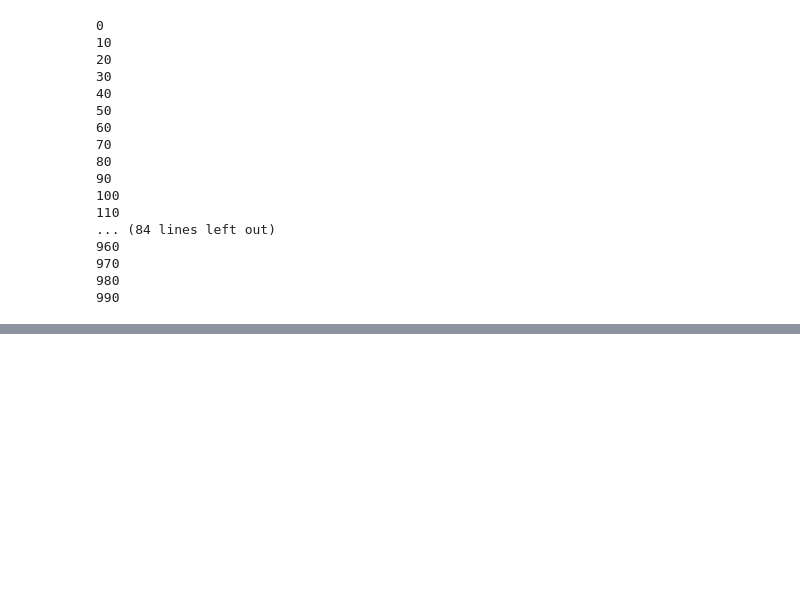
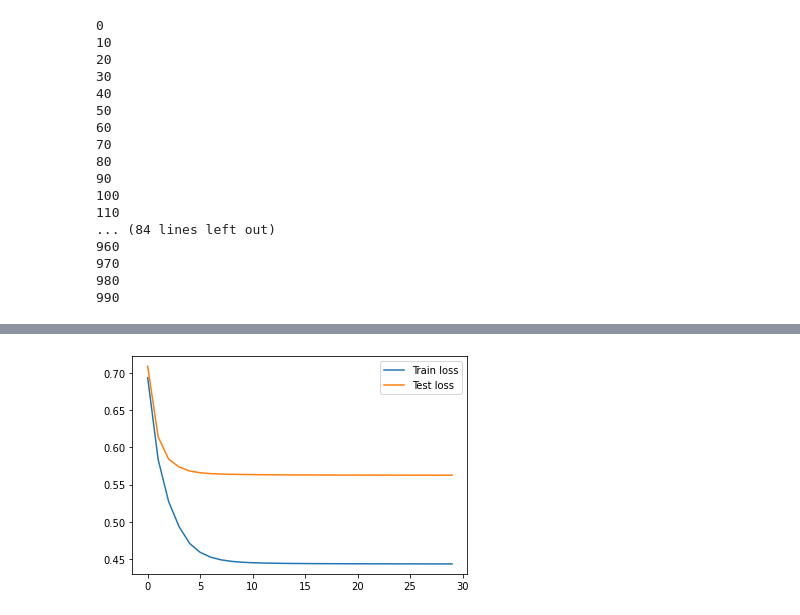
Before and after one commit to grizztastic/projects, a Jupyter notebook: Recommender_Systems/Recommender_Systems_MovieLens.ipynb, the cells around one changed output, grey strips where cells are left out. Cells and saved outputs as stored; diff of their text form; code cells hidden in the pictures; blank space fills up the shorter version.

Commit message:
Added code for matrix factorization of the dataset for prediction purposes and calculating training and test loss.

```diff
--- a/Recommender_Systems/Recommender_Systems_MovieLens.ipynb
+++ b/Recommender_Systems/Recommender_Systems_MovieLens.ipynb
@@ -922,0 +1041,39 @@ Test_MSE_Item:  0.5737441785479928
+# %%
+def loss_function(movie2user):
+    """This function calculates the mean squared error based on the ratings prediction value and the actual rating value"""
+    num_users = 0
+    sum_squared_error = 0
+    for movie_id, (user_ids, ratings) in movie2user.items():
+        user_ids_mapped = [user_dict_mapping[user] for user in user_ids] # acquire the mapped user_id list
+        movie_id_mapped = movie_dict_mapping[movie_id] # acquire the mapped movie_id
+        # r_hat is the reconstructed rating (predicted)
+        r_hat = users_matrix[user_ids_mapped].dot(movies_matrix[movie_id_mapped]) + user_bias[user_ids_mapped] + movie_bias[movie_id_mapped] + global_avg
+        delta = r_hat - ratings # the error from the predicted rating and the actual value
+        sum_squared_error += delta.dot(delta)
+        num_users += len(ratings)
+    return sum_squared_error/num_users
+# %%
+for epoch in range(num_epochs):
+    print('Epoch Number: {}'.format(epoch + 1))
+    for user_id, (movie_ids, ratings) in user2movierating_train_mat.items():
+        movie_ids_mapped = [movie_dict_mapping[movie] for movie in movie_ids] # acquire the mapped movie_id list
+        matrix = movies_matrix[movie_ids_mapped].T.dot(movies_matrix[movie_ids_mapped]) + np.eye(latent_dim) * reg_penalty # part 1 of user update formula (u*u.T * K * reg_penalty)
+        user_id_mapped = user_dict_mapping[user_id] # acquire the mapped user_id
+        vector = (ratings - user_bias[user_id_mapped] - movie_bias[movie_ids_mapped] - global_avg).dot(movies_matrix[movie_ids_mapped]) # part 2 of user update formula (r_(ij) - user_bias_i - movie_bias_j - global_avg).(u_j)
+        bi = (ratings - movies_matrix[movie_ids_mapped].dot(users_matrix[user_id_mapped]) - movie_bias[movie_ids_mapped] - global_avg).sum()
+
+        users_matrix[user_id_mapped] = np.linalg.solve(matrix, vector) # update the user matrix entries
+        user_bias[user_id_mapped] = bi / (len(user2movie_train[user_id]) + reg_penalty) # update the user bias entries
+
+    for movie_id, (user_ids, ratings) in movie2userrating_train_mat.items():
+        user_ids_mapped = [user_dict_mapping[user] for user in user_ids] # acquire the mapped user_id list
+        matrix = users_matrix[user_ids_mapped].T.dot(users_matrix[user_ids_mapped]) + np.eye(latent_dim) * reg_penalty # part 1 of movie update formula (w*w.T * K * reg_penalty)
+        movie_id_mapped = movie_dict_mapping[movie_id] # acquire the mapped movie_id
+        vector = (ratings - user_bias[user_ids_mapped] - movie_bias[movie_id_mapped] - global_avg).dot(users_matrix[user_ids_mapped]) # part 2 of movie update formula (r_(ij) - user_bias_i - movie_bias_j - global_avg).(u_j)
+        cj = (ratings - users_matrix[user_ids_mapped].dot(movies_matrix[movie_id_mapped]) - user_bias[user_ids_mapped] - global_avg).sum()
+
+        movies_matrix[movie_id_mapped] = np.linalg.solve(matrix, vector) # update the movie matrix entries
+        movie_bias[movie_id_mapped] = cj / (len(movie2user_train[movie_id]) + reg_penalty) # update the movie bias entries
+
+    train_loss.append(loss_function(movie2userrating_train_mat))
+    test_loss.append(loss_function(movie2userrating_test_mat))
@@ -922,0 +1100,7 @@ Test_MSE_Item:  0.5737441785479928
+# %%
+plt.plot(train_loss, label="Train loss")
+plt.plot(test_loss, label="Test loss")
+plt.legend()
+plt.show()
+# %% [output]
+[figure, added]
```
Also changed, not shown: parts of 29 cells of this notebook.
